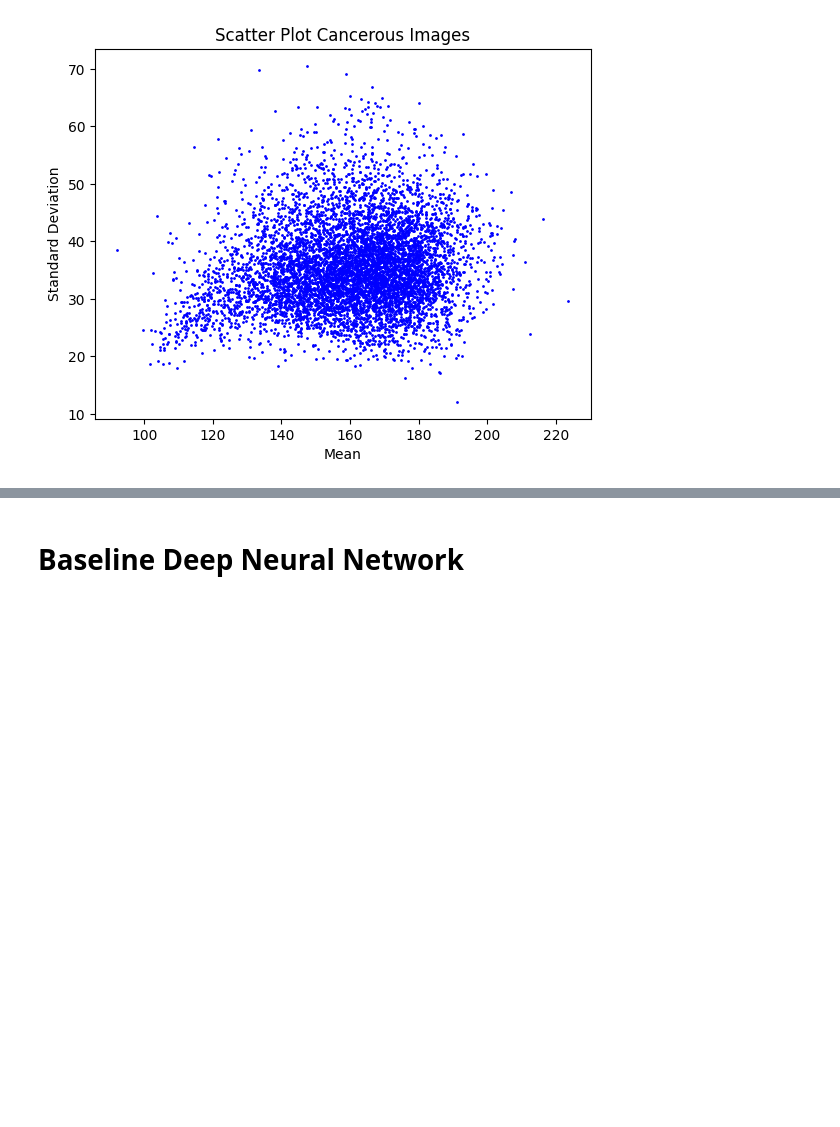
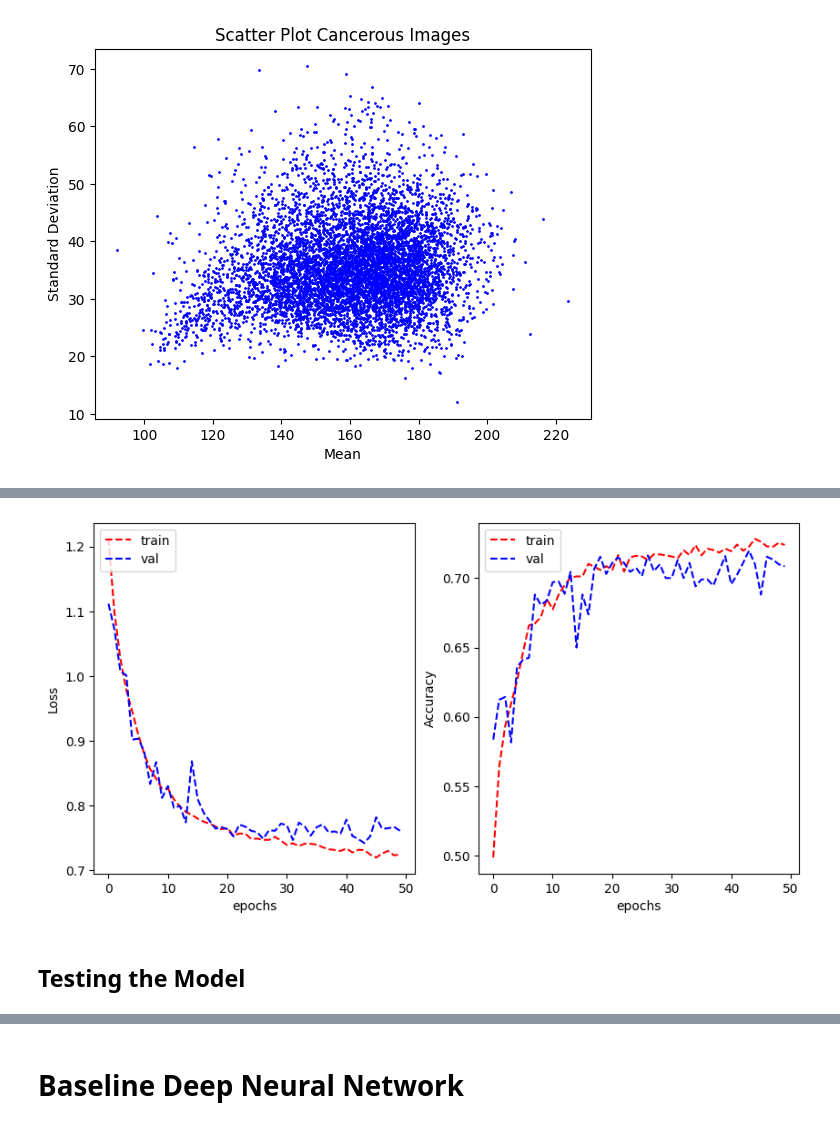
Before and after one commit to Kashyap-Chilivoju/MachineLearningA2, a Jupyter notebook: Assignment2.ipynb, the cells around one changed output, grey strips where cells are left out. Saved outputs shown, nothing was run; the diff lists cells and outputs as text; code cells hidden in the pictures; blank space fills up the shorter version.

```diff
--- a/Assignment2.ipynb
+++ b/Assignment2.ipynb
@@ -664,8 +772,8 @@ val_datagen = ImageDataGenerator(rescale=1./255, data_format='channels_last')
 batch_size = 27
 
 train_generator = train_datagen.flow_from_dataframe(
-        dataframe=train_data,
-        directory='./Image_classification_data/patch_images',
+        dataframe=trainingSetCellType,
+        directory='./Image_classification_data/patch_images/',
         x_col="ImageName",
         y_col="cellType",
         target_size=(27, 27),
@@ -673,8 +781,8 @@ train_generator = train_datagen.flow_from_dataframe(
         class_mode='categorical')
 
 validation_generator = val_datagen.flow_from_dataframe(
-        dataframe=val_data,
-        directory='./Image_classification_data/patch_images',
+        dataframe=validationSetCellType,
+        directory='./Image_classification_data/patch_images/',
         x_col="ImageName",
         y_col="cellType",
         target_size=(27, 27),
@@ -688,0 +809,12 @@ plot_learning_curve(history.history['loss'], history.history['val_loss'],
+# %%
+INPUT_DIM = (27,27,3)
+HIDDEN_LAYER_DIM = 1000
+OUTPUT_CLASSES = 4
+
+model = tf.keras.Sequential([
+    tf.keras.layers.Flatten(input_shape=INPUT_DIM),
+    tf.keras.layers.Dense(HIDDEN_LAYER_DIM, activation='sigmoid'),
+    tf.keras.layers.Dense(OUTPUT_CLASSES)
+])
+
+model.summary()
@@ -688,0 +837,6 @@ plot_learning_curve(history.history['loss'], history.history['val_loss'],
+# %%
+model.compile(optimizer='SGD',
+              loss=tf.keras.losses.CategoricalCrossentropy(from_logits=True),
+              metrics=['categorical_accuracy'])
+# %%
+history = model.fit_generator(train_generator, validation_data = validation_generator, epochs=50, verbose=0)
@@ -689 +848,9 @@ plot_learning_curve(history.history['loss'], history.history['val_loss'],
+# %%
+plot_learning_curve(history.history['loss'], history.history['val_loss'],
+                    history.history['categorical_accuracy'], history.history['val_categorical_accuracy'],
+                    metric_name='Accuracy')
+# %% [output]
+[figure, added]
+# %% [markdown]
+## Testing the Model
 # %%
```
Also changed, not shown: parts of 56 cells of this notebook.
